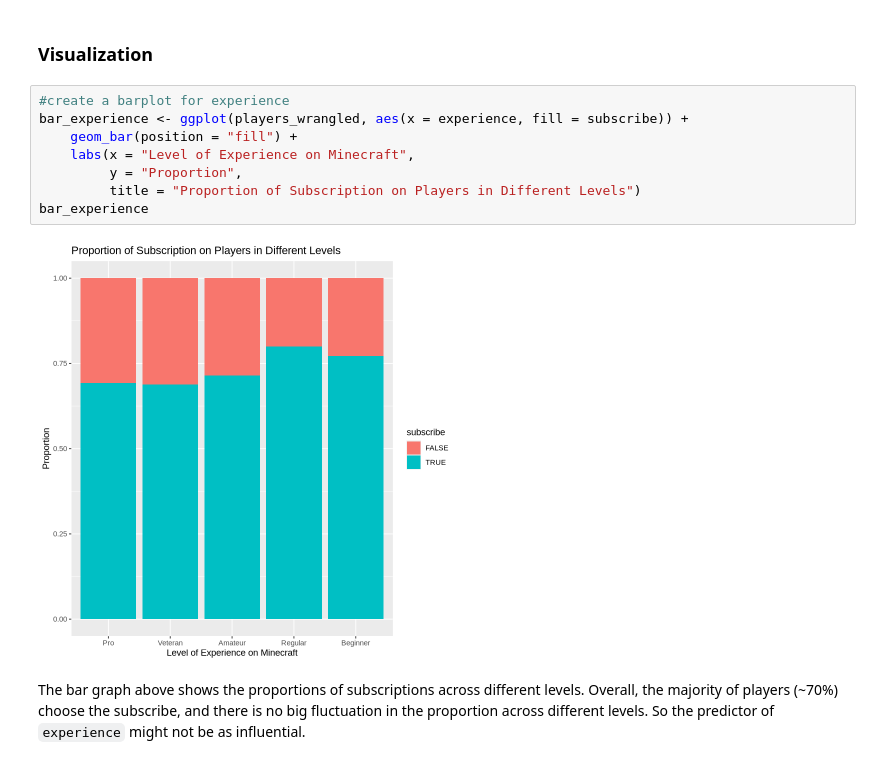
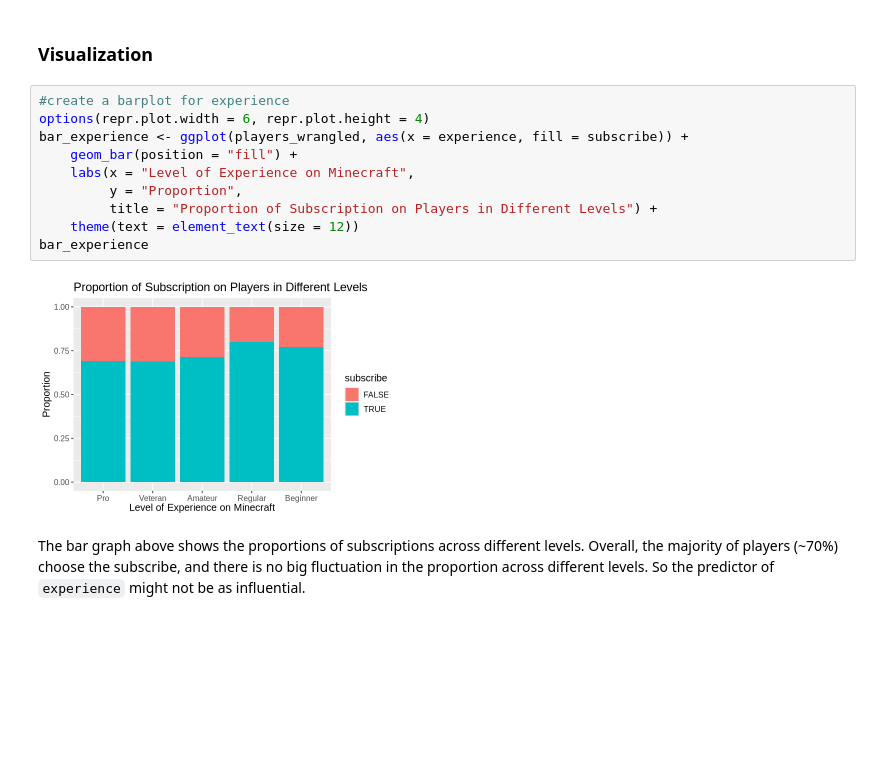
Before and after one commit to HollieHuang666/Dsci-100-Individual-Planning-Report, a Jupyter notebook: Individual Planning group 5.ipynb, the cells around one changed output. Saved outputs shown, nothing was run; the diff lists cells and outputs as text; blank space fills up the shorter version.

```diff
--- a/Individual Planning group 5.ipynb
+++ b/Individual Planning group 5.ipynb
@@ -228,13 +228,15 @@ $ Age          <dbl> 9, 17, 17, 21, 21, 17, 19, 21, 47, 22, 23, 17, 25, 22, 17
 ### Visualization
 # %%
 #create a barplot for experience
+options(repr.plot.width = 6, repr.plot.height = 4)
 bar_experience <- ggplot(players_wrangled, aes(x = experience, fill = subscribe)) +
     geom_bar(position = "fill") +
     labs(x = "Level of Experience on Minecraft",
          y = "Proportion",
-         title = "Proportion of Subscription on Players in Different Levels")
+         title = "Proportion of Subscription on Players in Different Levels") +
+    theme(text = element_text(size = 12))
 bar_experience
 # %% [output]
-[figure, old version]
+[figure, new version]
 # %% [markdown]
 The bar graph above shows the proportions of subscriptions across different levels. Overall, the majority of players (~70%) choose the subscribe, and there is no big fluctuation in the proportion across different levels. So the predictor of `experience` might not be as influential.
```
Also changed, not shown: parts of 2 cells of this notebook.
